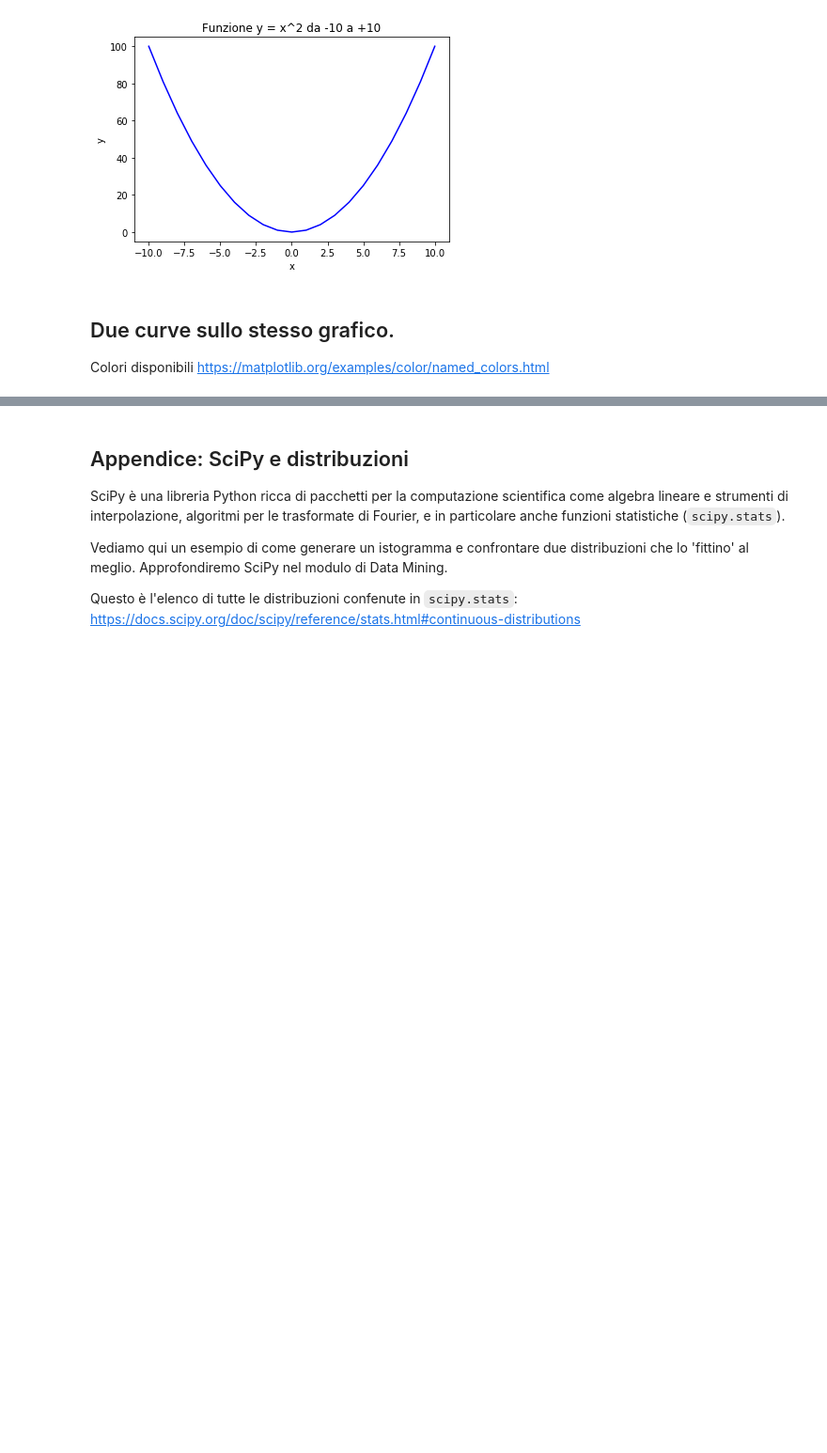
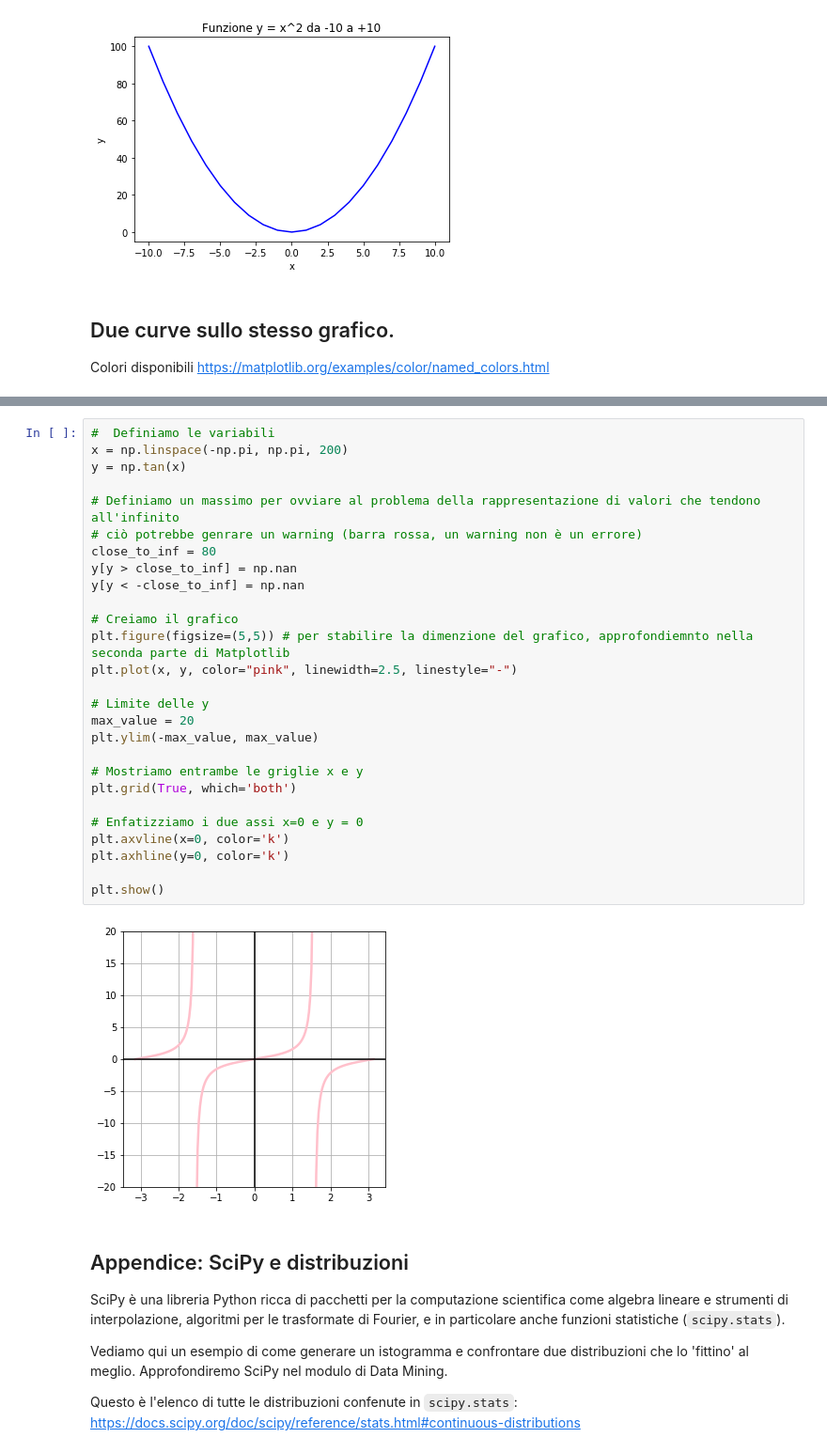
Before and after one commit to astrastefania/corso-engim-ifts, a Jupyter notebook: Strumenti/04_matplotlib_intro.ipynb, the cells around one changed output, grey strips where cells are left out. Shown: that part at 94% size. Saved outputs shown, nothing was run; the diff lists cells and outputs as text; blank space fills up the shorter version.

Commit message:
Update Pandas and Matplotlib lessons

```diff
--- a/Strumenti/04_matplotlib_intro.ipynb
+++ b/Strumenti/04_matplotlib_intro.ipynb
@@ -70,3 +99,32 @@ plt.show()
+# %%
+#  Definiamo le variabili
+x = np.linspace(-np.pi, np.pi, 200)
+y = np.tan(x)
+
+# Definiamo un massimo per ovviare al problema della rappresentazione di valori che tendono all'infinito
+# ciò potrebbe genrare un warning (barra rossa, un warning non è un errore)
+close_to_inf = 80
+y[y > close_to_inf] = np.nan
+y[y < -close_to_inf] = np.nan
+
+# Creiamo il grafico
+plt.figure(figsize=(5,5)) # per stabilire la dimenzione del grafico, approfondiemnto nella seconda parte di Matplotlib
+plt.plot(x, y, color="pink", linewidth=2.5, linestyle="-")
+
+# Limite delle y
+max_value = 20
+plt.ylim(-max_value, max_value)
+
+# Mostriamo entrambe le griglie x e y
+plt.grid(True, which='both')
+
+# Enfatizziamo i due assi x=0 e y = 0
+plt.axvline(x=0, color='k')
+plt.axhline(y=0, color='k')
+
+plt.show()
+# %% [output]
+[figure, added]
 # %% [markdown]
 ## Appendice: SciPy e distribuzioni
 
```
Also changed, not shown: parts of 7 cells of this notebook, 2 other files.
